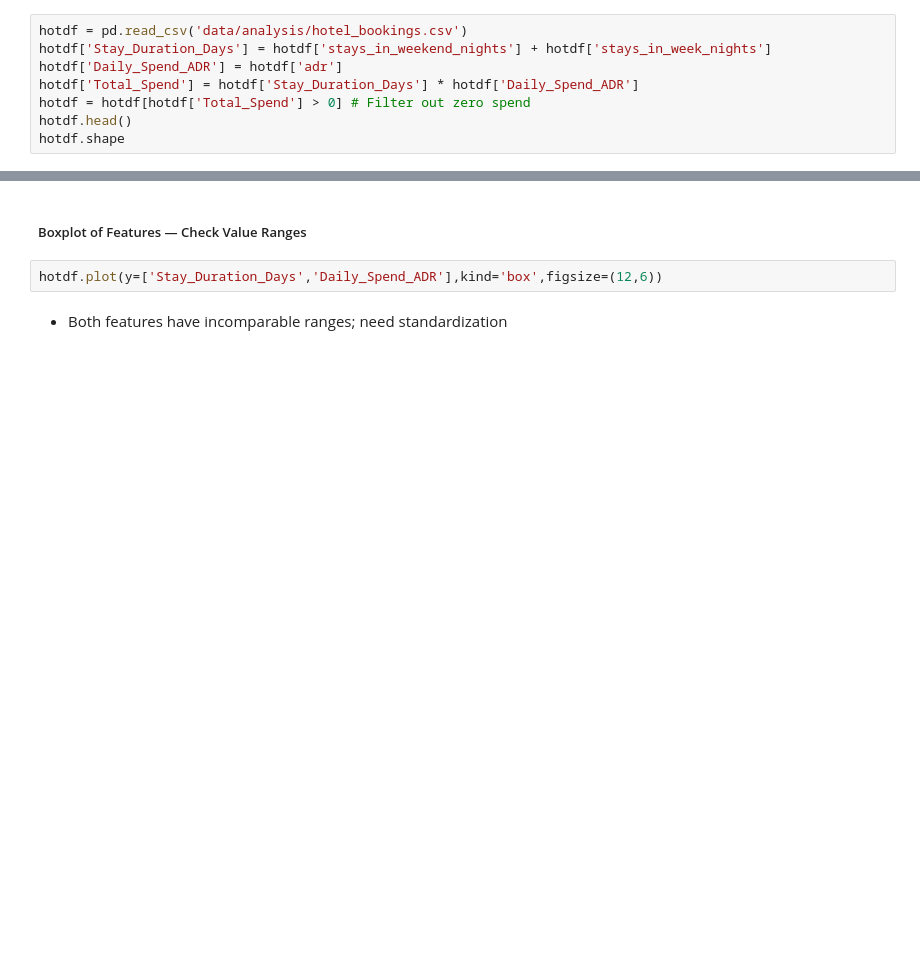
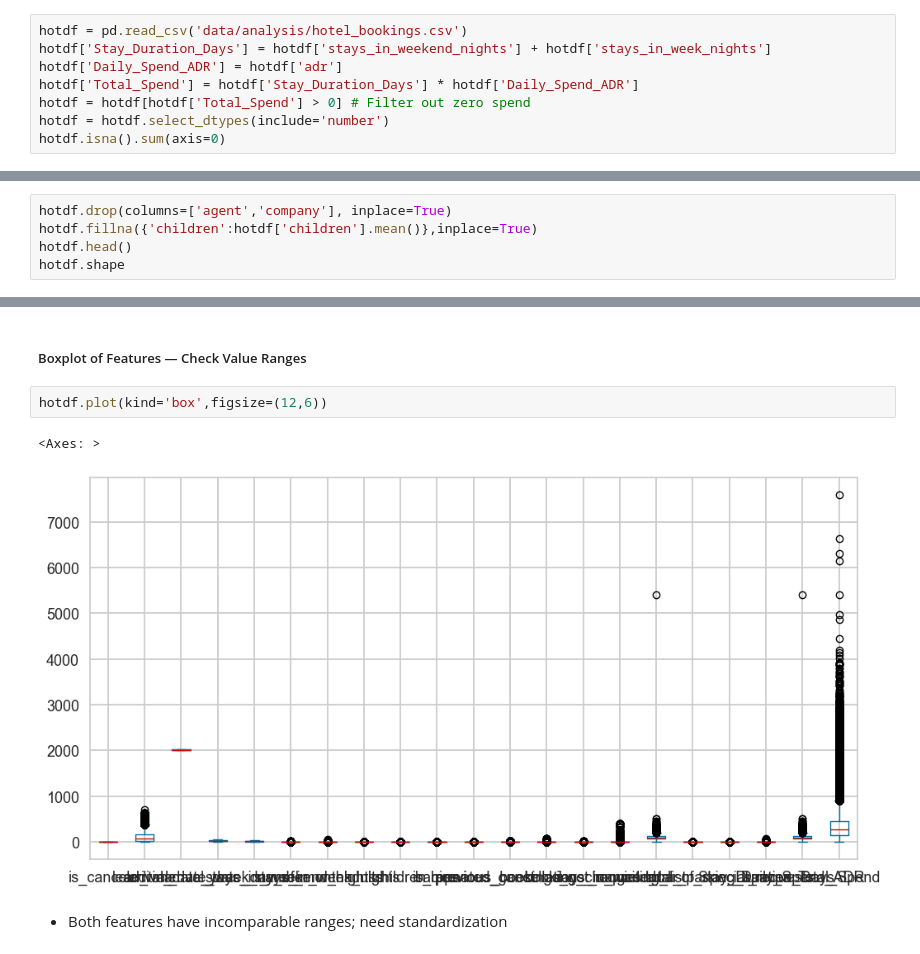
Before and after one commit to leelapis/bda, a Jupyter notebook: 4_Clustering_I_bda.ipynb, the cells around one changed output, grey strips where cells are left out. Drawn from its saved outputs; the diff is of its cells as text; blank space fills up the shorter version.

```diff
--- a/4_Clustering_I_bda.ipynb
+++ b/4_Clustering_I_bda.ipynb
@@ -404,5 +368,5 @@ hotdf['Stay_Duration_Days'] = hotdf['stays_in_weekend_nights'] + hotdf['stays_in
 hotdf['Daily_Spend_ADR'] = hotdf['adr']
 hotdf['Total_Spend'] = hotdf['Stay_Duration_Days'] * hotdf['Daily_Spend_ADR']
 hotdf = hotdf[hotdf['Total_Spend'] > 0] # Filter out zero spend
-hotdf.head()
-hotdf.shape
+hotdf = hotdf.select_dtypes(include='number')
+hotdf.isna().sum(axis=0)
@@ -408,0 +391,5 @@ hotdf.shape
+# %%
+hotdf.drop(columns=['agent','company'], inplace=True)
+hotdf.fillna({'children':hotdf['children'].mean()},inplace=True)
+hotdf.head()
+hotdf.shape
@@ -409,7 +405,10 @@ hotdf.shape
 # %% [markdown]
 ##### Boxplot of Features — Check Value Ranges
 # %%
-hotdf.plot(y=['Stay_Duration_Days','Daily_Spend_ADR'],kind='box',figsize=(12,6))
+hotdf.plot(kind='box',figsize=(12,6))
+# %% [output]
+<Axes: >
+[figure, added]
 # %% [markdown]
 - Both features have incomparable ranges; need standardization
 # %% [markdown]
```
Also changed, not shown: parts of 43 cells of this notebook, 6 other files.
